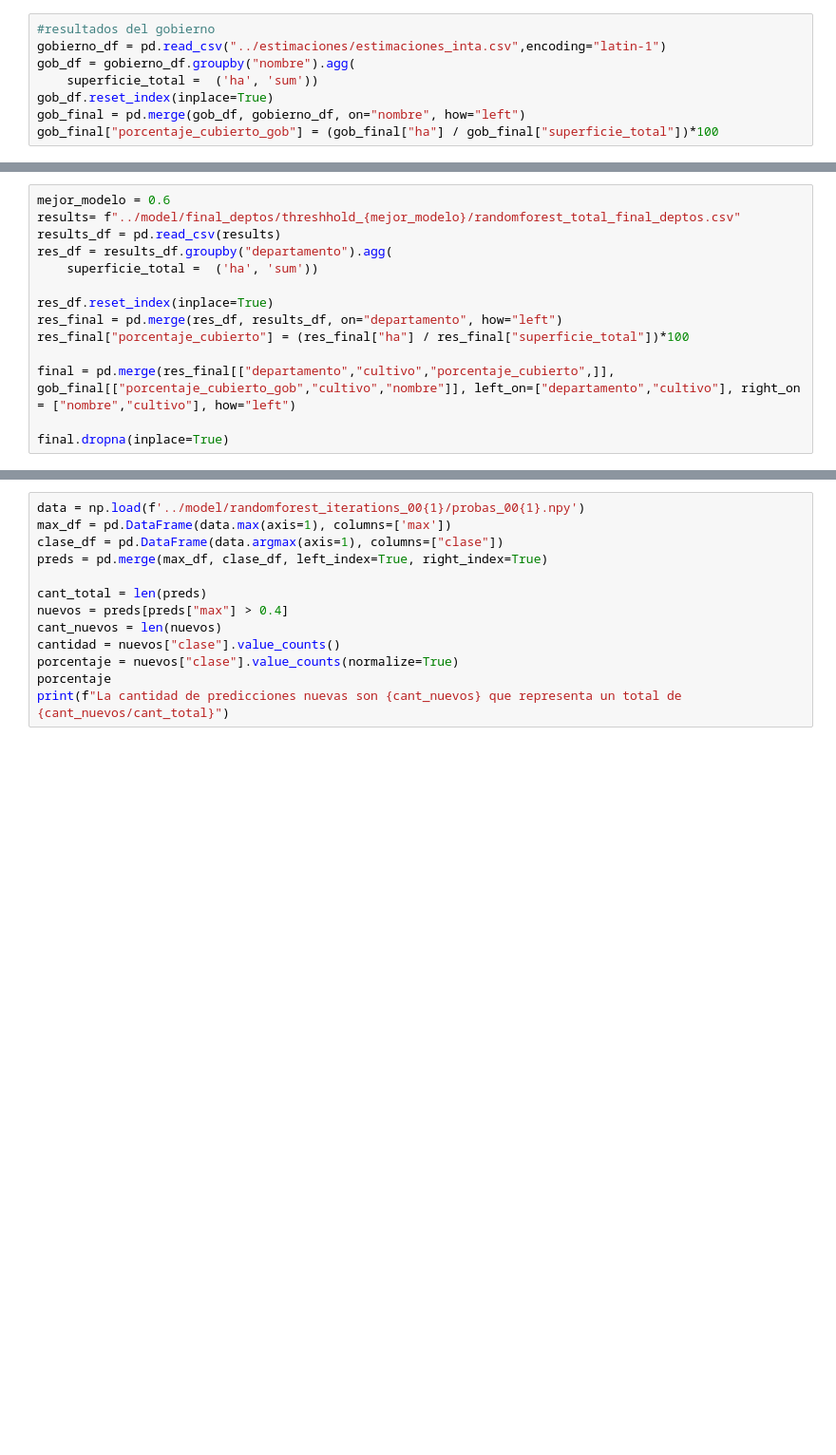
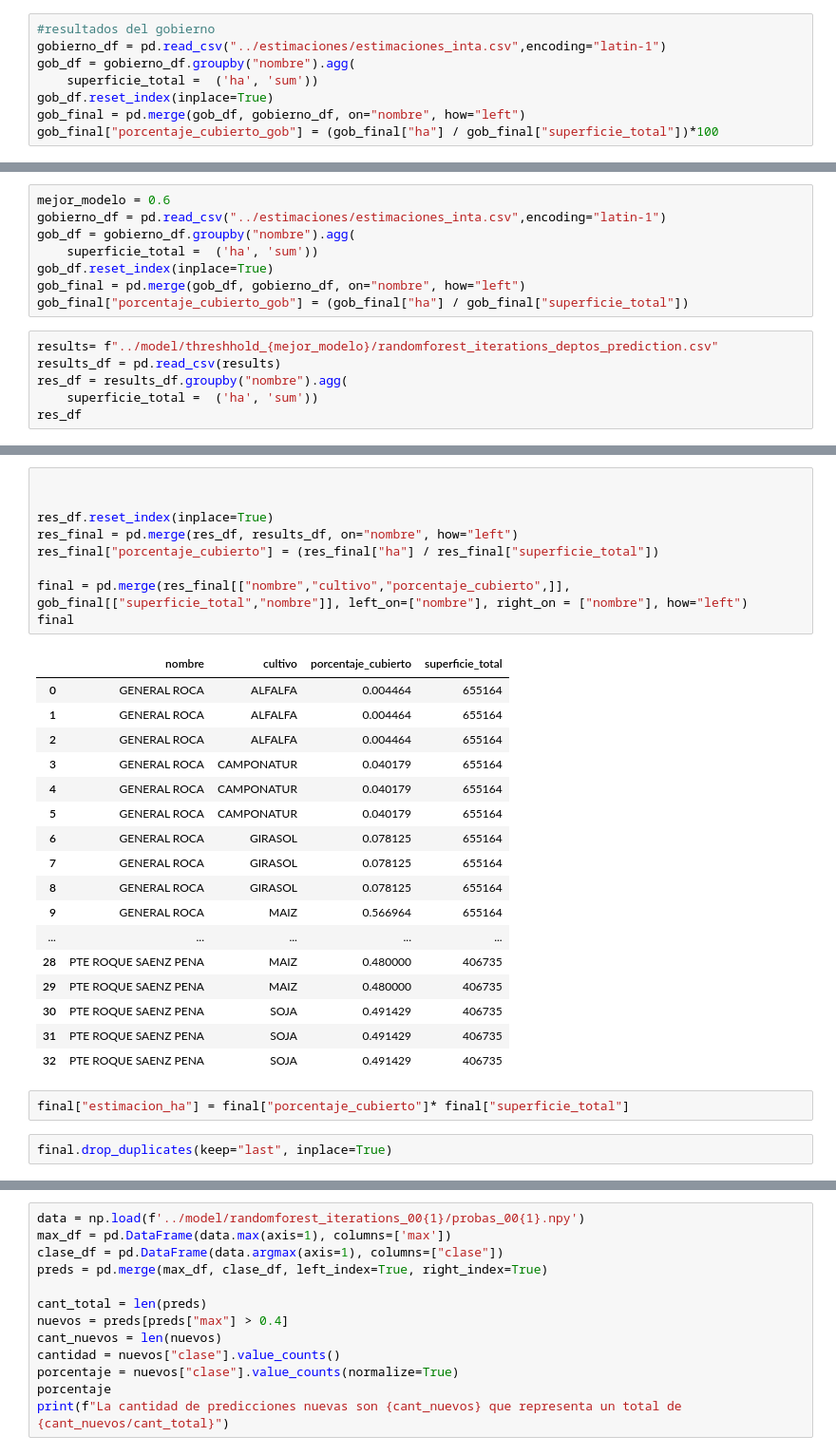
Before and after one commit to macfernandez/tp-2-gis-dm-uba, a Jupyter notebook: nb/eda_results.ipynb, the cells around one changed output, grey strips where cells are left out. Shown: that part at 95% size. Drawn from its saved outputs; the diff is of its cells as text; blank space fills up the shorter version.

```diff
--- a/nb/eda_results.ipynb
+++ b/nb/eda_results.ipynb
@@ -265,0 +309,14 @@ evaluaciones
+# %%
+mejor_modelo = 0.6
+gobierno_df = pd.read_csv("../estimaciones/estimaciones_inta.csv",encoding="latin-1")
+gob_df = gobierno_df.groupby("nombre").agg(
+    superficie_total =  ('ha', 'sum'))
+gob_df.reset_index(inplace=True)
+gob_final = pd.merge(gob_df, gobierno_df, on="nombre", how="left")
+gob_final["porcentaje_cubierto_gob"] = (gob_final["ha"] / gob_final["superficie_total"])
+# %%
+results= f"../model/threshhold_{mejor_modelo}/randomforest_iterations_deptos_prediction.csv"
+results_df = pd.read_csv(results)
+res_df = results_df.groupby("nombre").agg(
+    superficie_total =  ('ha', 'sum'))
+res_df
@@ -266,14 +344,31 @@ evaluaciones
 # %%
-mejor_modelo = 0.6
-results= f"../model/final_deptos/threshhold_{mejor_modelo}/randomforest_total_final_deptos.csv"
-results_df = pd.read_csv(results)
-res_df = results_df.groupby("departamento").agg(
-    superficie_total =  ('ha', 'sum'))
+
 
 res_df.reset_index(inplace=True)
-res_final = pd.merge(res_df, results_df, on="departamento", how="left")
-res_final["porcentaje_cubierto"] = (res_final["ha"] / res_final["superficie_total"])*100
+res_final = pd.merge(res_df, results_df, on="nombre", how="left")
+res_final["porcentaje_cubierto"] = (res_final["ha"] / res_final["superficie_total"])
 
-final = pd.merge(res_final[["departamento","cultivo","porcentaje_cubierto",]], gob_final[["porcentaje_cubierto_gob","cultivo","nombre"]], left_on=["departamento","cultivo"], right_on = ["nombre","cultivo"], how="left")
-
-final.dropna(inplace=True)
+final = pd.merge(res_final[["nombre","cultivo","porcentaje_cubierto",]], gob_final[["superficie_total","nombre"]], left_on=["nombre"], right_on = ["nombre"], how="left")
+final
+# %% [output]
+|  | nombre | cultivo | porcentaje_cubierto | superficie_total |
+| 0 | GENERAL ROCA | ALFALFA | 0.004464 | 655164 |
+| 1 | GENERAL ROCA | ALFALFA | 0.004464 | 655164 |
+| 2 | GENERAL ROCA | ALFALFA | 0.004464 | 655164 |
+| 3 | GENERAL ROCA | CAMPONATUR | 0.040179 | 655164 |
+| 4 | GENERAL ROCA | CAMPONATUR | 0.040179 | 655164 |
+| 5 | GENERAL ROCA | CAMPONATUR | 0.040179 | 655164 |
+| 6 | GENERAL ROCA | GIRASOL | 0.078125 | 655164 |
+| 7 | GENERAL ROCA | GIRASOL | 0.078125 | 655164 |
+| 8 | GENERAL ROCA | GIRASOL | 0.078125 | 655164 |
+| 9 | GENERAL ROCA | MAIZ | 0.566964 | 655164 |
+| ... | ... | ... | ... | ... |
+| 28 | PTE ROQUE SAENZ PENA | MAIZ | 0.480000 | 406735 |
+| 29 | PTE ROQUE SAENZ PENA | MAIZ | 0.480000 | 406735 |
+| 30 | PTE ROQUE SAENZ PENA | SOJA | 0.491429 | 406735 |
+| 31 | PTE ROQUE SAENZ PENA | SOJA | 0.491429 | 406735 |
+| 32 | PTE ROQUE SAENZ PENA | SOJA | 0.491429 | 406735 |
+# %%
+final["estimacion_ha"] = final["porcentaje_cubierto"]* final["superficie_total"]
+# %%
+final.drop_duplicates(keep="last", inplace=True)
```
Also changed, not shown: parts of 17 cells of this notebook.
